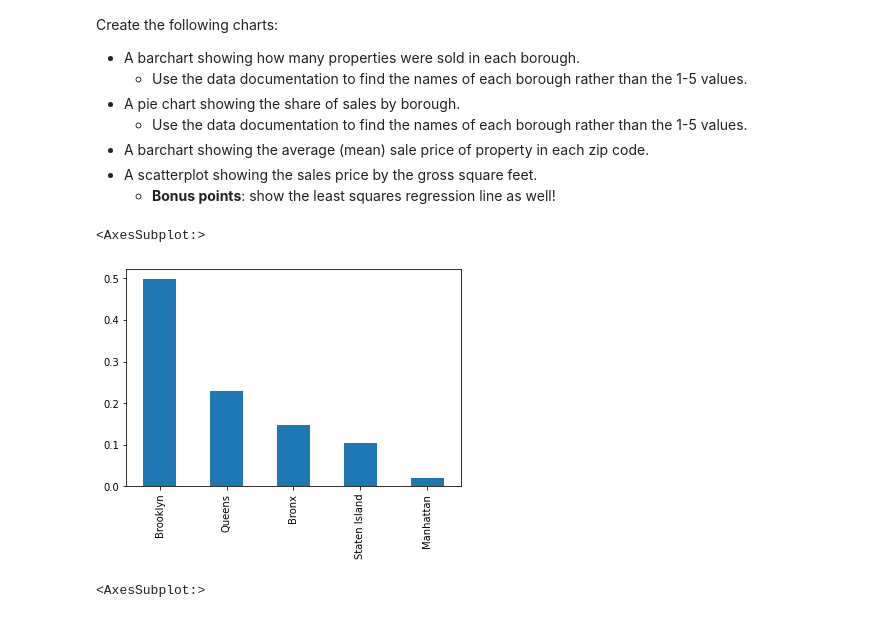
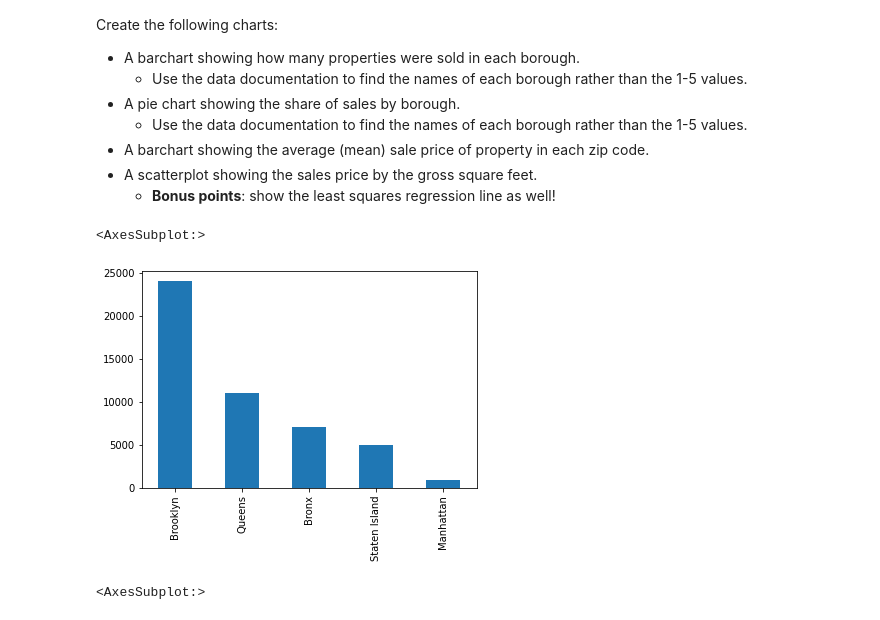
Before and after one commit to Tebs-Lab/intro-to-python-four-day-ws, a Jupyter notebook: 05-basic-data-analysis-pandas-matplotlib/03e-exercise-soultion.ipynb, the cells around one changed output. Cells and saved outputs as stored; diff of their text form; code cells hidden in the pictures.

```diff
--- a/05-basic-data-analysis-pandas-matplotlib/03e-exercise-soultion.ipynb
+++ b/05-basic-data-analysis-pandas-matplotlib/03e-exercise-soultion.ipynb
@@ -154,26 +154,26 @@ Create the following charts:
 # %%
 # A boxplot showing how many properties were sold in each borough.
 # We can use value_counts for this too:
-sales_by_borough = sales_df['BOROUGH'].value_counts(normalize=True)
+sales_by_borough = sales_df['BOROUGH'].value_counts()
 
 # Replace the numbered boroughs with their names:
   # https://pandas.pydata.org/pandas-docs/stable/reference/api/pandas.DataFrame.rename.html
 sales_by_borough.rename(index={
         1: 'Manhattan',
         2: 'Bronx',
         3: 'Brooklyn',
         4: 'Queens',
         5: 'Staten Island'
     },
     inplace=True
 )
 
 # Make the plot using pandas!
   # https://pandas.pydata.org/pandas-docs/stable/reference/api/pandas.DataFrame.plot.bar.html
 sales_by_borough.plot.bar()
 # %% [output]
 <AxesSubplot:>
-[figure, old version]
+[figure, new version]
 # %%
 # Alternative solution:
 sales_df['BOROUGH'].map({
```
